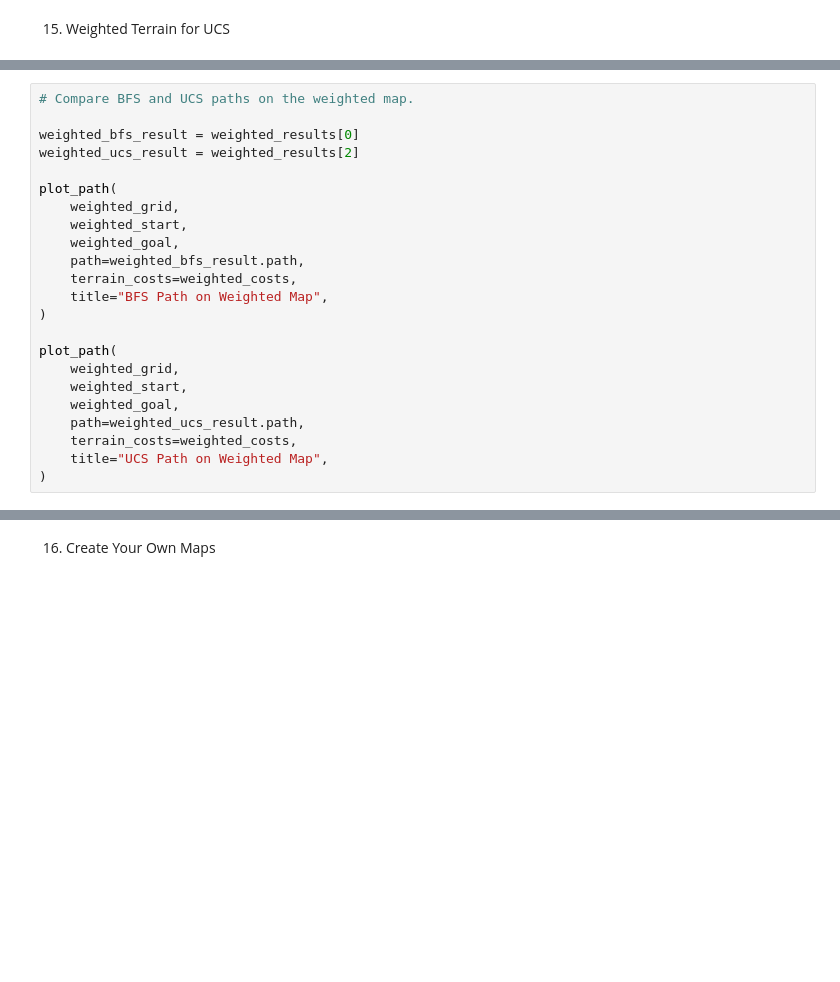
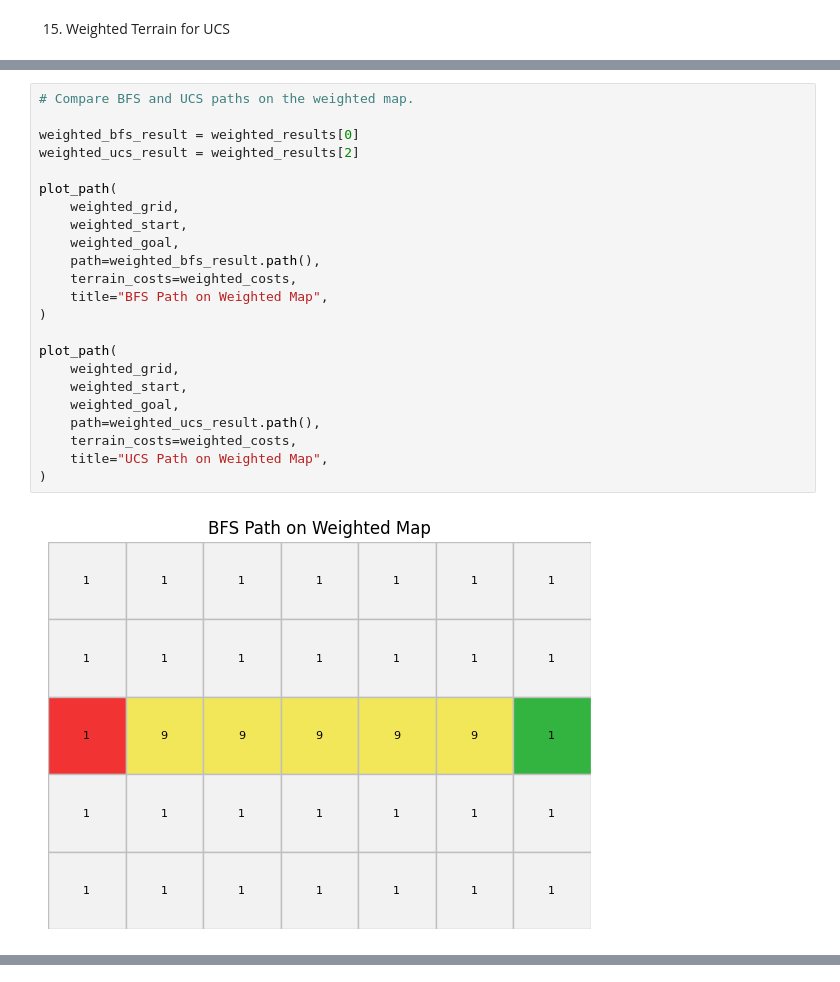
Before and after one commit to jupiterbouncer/lab1-search, a Jupyter notebook: Oluwademilade_Subair_Lab1A.ipynb, the cells around one changed output, grey strips where cells are left out. Saved outputs shown, nothing was run; the diff lists cells and outputs as text; blank space fills up the shorter version.

```diff
--- a/Oluwademilade_Subair_Lab1A.ipynb
+++ b/Oluwademilade_Subair_Lab1A.ipynb
@@ -819,23 +835,25 @@ show_results(weighted_results)
 # %%
 # Compare BFS and UCS paths on the weighted map.
 
 weighted_bfs_result = weighted_results[0]
 weighted_ucs_result = weighted_results[2]
 
 plot_path(
     weighted_grid,
     weighted_start,
     weighted_goal,
-    path=weighted_bfs_result.path,
+    path=weighted_bfs_result.path(),
     terrain_costs=weighted_costs,
     title="BFS Path on Weighted Map",
 )
 
 plot_path(
     weighted_grid,
     weighted_start,
     weighted_goal,
-    path=weighted_ucs_result.path,
+    path=weighted_ucs_result.path(),
     terrain_costs=weighted_costs,
     title="UCS Path on Weighted Map",
 )
+# %% [output]
+[figure, added]
@@ -842,5 +861,3 @@ plot_path(
-# %% [markdown]
-16. Create Your Own Maps
 # %%
 # Compare BFS and UCS paths on the weighted map.
 
```
Also changed, not shown: parts of 15 cells of this notebook.
